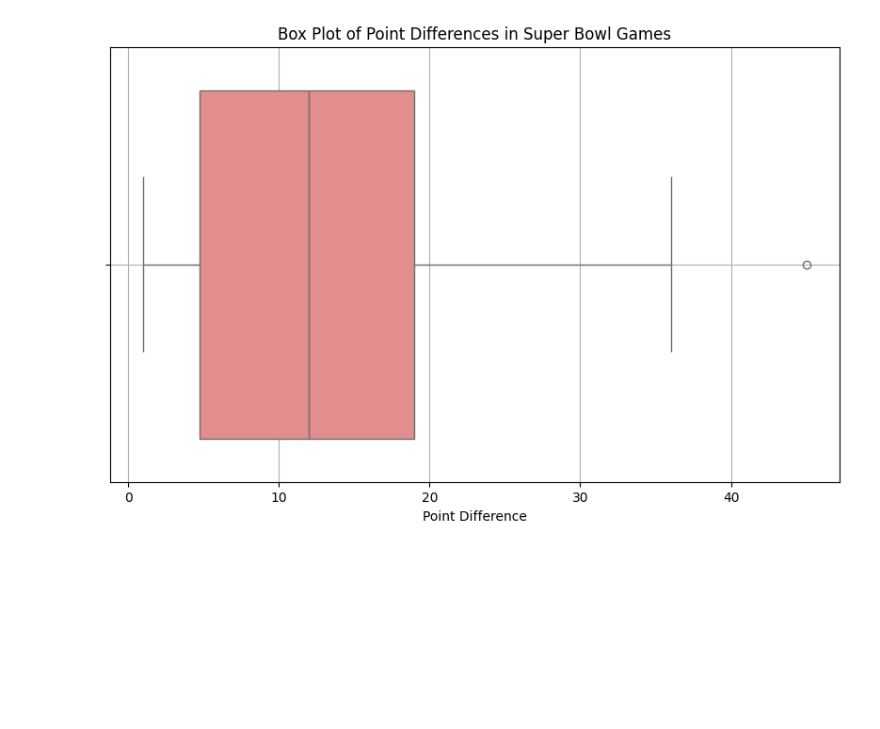
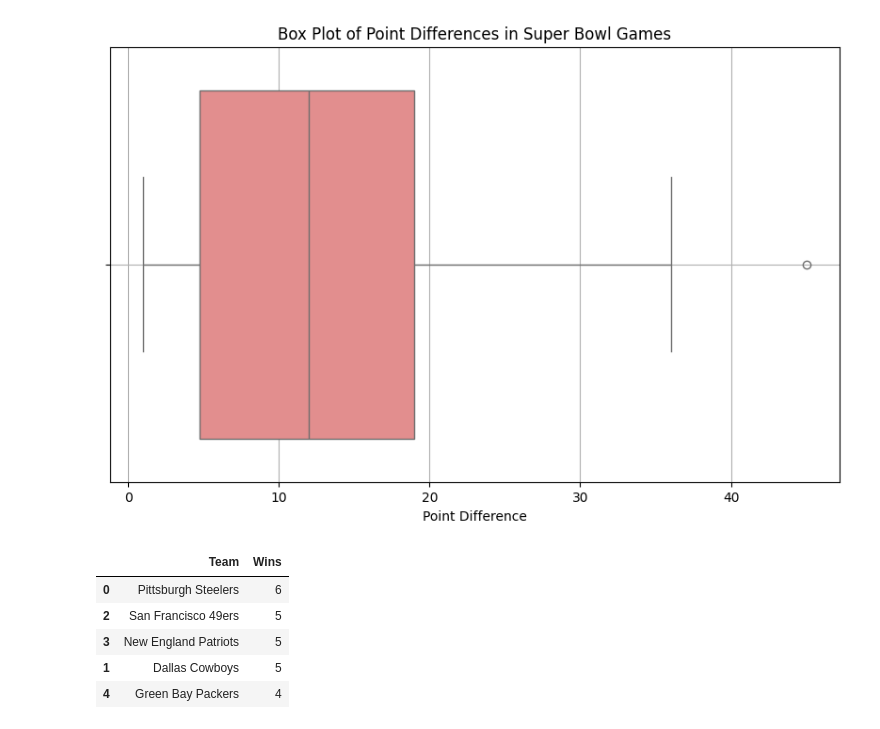
Before and after one commit to FergusSteel/datafest-hackathon, a Jupyter notebook: kyle.ipynb, the cells around one changed output. Drawn from its saved outputs; the diff is of its cells as text; code cells hidden in the pictures; blank space fills up the shorter version.

```diff
--- a/kyle.ipynb
+++ b/kyle.ipynb
@@ -53,5 +53,13 @@ plt.show()
 # %%
 #Number of wins
 winning_teams = sb_dat['Winner'].value_counts().reset_index()
 winning_teams.columns = ['Team', 'Wins']
 winning_teams = winning_teams.sort_values(by='Wins', ascending=False)
+winning_teams.head()
+# %% [output]
+|  | Team | Wins |
+| 0 | Pittsburgh Steelers | 6 |
+| 2 | San Francisco 49ers | 5 |
+| 3 | New England Patriots | 5 |
+| 1 | Dallas Cowboys | 5 |
+| 4 | Green Bay Packers | 4 |
```
Also changed, not shown: parts of 2 cells of this notebook.
